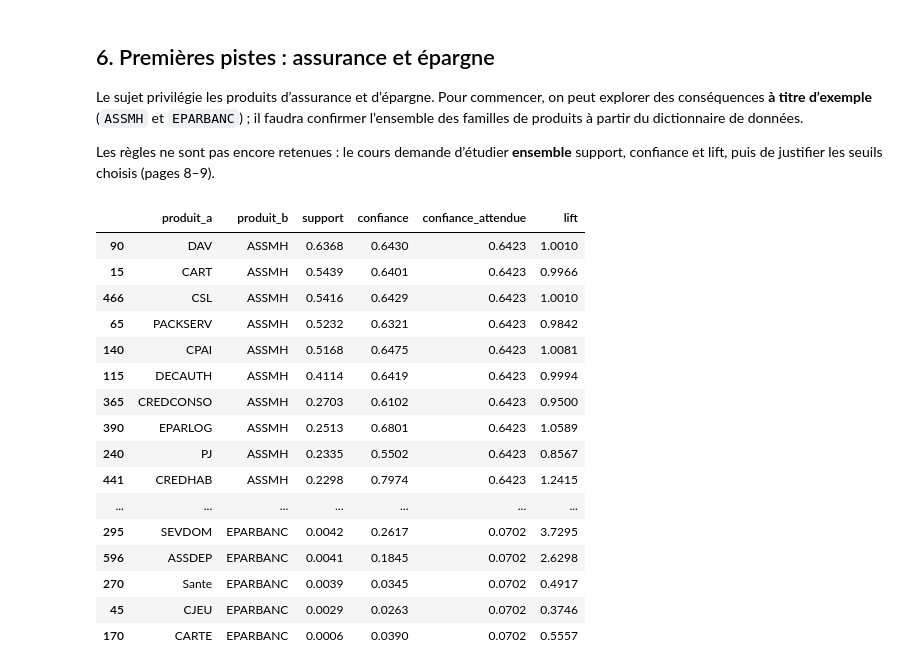
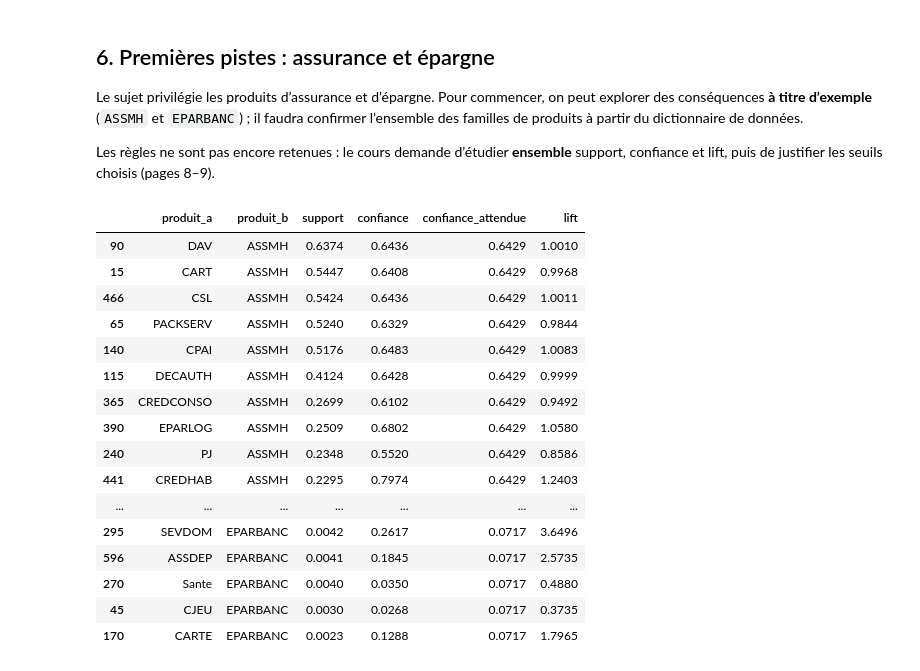
Before and after one commit to sebaarayacastro1/projet-data-mining, a Jupyter notebook: notebooks/03_analyse_associations.ipynb, the cells around one changed output. Saved outputs shown, nothing was run; the diff lists cells and outputs as text; code cells hidden in the pictures.

```diff
--- a/notebooks/03_analyse_associations.ipynb
+++ b/notebooks/03_analyse_associations.ipynb
@@ -23,16 +23,24 @@ if str(racine) not in sys.path:
     sys.path.insert(0, str(racine))
 
 from src.chargement import charger_donnees, colonnes_produits
-from src.preparation import base_initiale, base_agregee
+from src.preparation import base_initiale, base_agregee, verifier_base_agregee
 from src.associations import (
     matrice_association, indicateurs_association, comparer_indicateurs
+)
+from src.visualisations import (
+    graphique_frequences, graphique_matrice_cooccurrences,
+    graphique_lift_support, graphique_comparaison_support,
+    graphique_matrice_cooccurrences_annotee, graphique_matrice_supports_annotee,
+    graphique_matrice_lifts_annotee, graphique_table_associations
 )
 
 df = charger_donnees(racine)
 produits = colonnes_produits(df)
 matrice_initiale = base_initiale(df, produits)
 matrice_agregee = base_agregee(df, produits)
+verifier_base_agregee(df, produits, matrice_agregee)
 
-print(f'Base principale : {len(matrice_initiale):,} clients, {len(produits)} produits')
-print(f'Base complémentaire : {len(matrice_agregee):,} clients')
+base_principale = matrice_agregee
+print(f'Base principale (agrégée) : {len(base_principale):,} identifiants, {len(produits)} produits')
+print(f'Segment initial (comparaison) : {len(matrice_initiale):,} identifiants')
 # %% [output]
@@ -81,16 +89,16 @@ Matrice carrée et symétrique : (26, 26)
 
 Les ratios sont stockés entre 0 et 1 (sauf le lift) et affichés en pourcentage ci-dessous. Les associations A → B et B → A sont distinguées.
 # %%
-regles_initiales = indicateurs_association(matrice_initiale)
+regles_agregees = indicateurs_association(base_principale)
 
 colonnes = ['produit_a', 'produit_b', 'nb_clients_a_et_b',
             'support', 'confiance', 'confiance_attendue', 'lift']
-aperçu = regles_initiales[colonnes].copy()
+apercu = regles_agregees[colonnes].copy()
 for colonne in ['support', 'confiance', 'confiance_attendue']:
-    aperçu[colonne] = (aperçu[colonne] * 100).round(2)
-aperçu['lift'] = aperçu['lift'].round(3)
-print('Nombre d’associations orientées :', len(aperçu))
-display(aperçu.head(15))
+    apercu[colonne] = (apercu[colonne] * 100).round(2)
+apercu['lift'] = apercu['lift'].round(3)
+print('Nombre d’associations orientées :', len(apercu))
+display(apercu.head(15))
 # %% [output]
 Nombre d’associations orientées : 650
 |  | produit_a | produit_b | nb_clients_a_et_b | support | confiance | confiance_attendue | lift |
@@ -143,10 +151,9 @@ Les différences sont calculées pour les mêmes associations dans les deux base
 # %%
-regles_agregees = indicateurs_association(matrice_agregee)
+regles_initiales = indicateurs_association(matrice_initiale)
 comparaison = comparer_indicateurs(regles_initiales, regles_agregees)
 
-# Comparer d'abord les associations avec le plus grand écart absolu de support.
 comparaison_support = comparaison.assign(
-    ecart_abs_support_pp = comparaison['ecart_support'].abs() * 100
+    ecart_abs_support_pp=comparaison['ecart_support'].abs() * 100
 ).sort_values('ecart_abs_support_pp', ascending=False)
 
 display(comparaison_support[[
@@ -181,31 +188,31 @@ Les règles ne sont pas encore retenues : le cours demande d’étudier **ensemb
 # %%
 produits_cibles_exemple = ['ASSMH', 'EPARBANC']
 produits_cibles_exemple = [p for p in produits_cibles_exemple if p in produits]
 
-regles_cibles = regles_initiales[
-    regles_initiales['produit_b'].isin(produits_cibles_exemple)
+regles_cibles = regles_agregees[
+    regles_agregees['produit_b'].isin(produits_cibles_exemple)
 ].copy()
 
 # Tri descriptif seulement : pas un seuil de sélection définitif.
 display(regles_cibles.sort_values(
     ['produit_b', 'support'], ascending=[True, False]
 )[['produit_a', 'produit_b', 'support', 'confiance',
    'confiance_attendue', 'lift']].round(4))
 # %% [output]
 |  | produit_a | produit_b | support | confiance | confiance_attendue | lift |
-| 90 | DAV | ASSMH | 0.6368 | 0.6430 | 0.6423 | 1.0010 |
-| 15 | CART | ASSMH | 0.5439 | 0.6401 | 0.6423 | 0.9966 |
-| 466 | CSL | ASSMH | 0.5416 | 0.6429 | 0.6423 | 1.0010 |
-| 65 | PACKSERV | ASSMH | 0.5232 | 0.6321 | 0.6423 | 0.9842 |
-| 140 | CPAI | ASSMH | 0.5168 | 0.6475 | 0.6423 | 1.0081 |
-| 115 | DECAUTH | ASSMH | 0.4114 | 0.6419 | 0.6423 | 0.9994 |
-| 365 | CREDCONSO | ASSMH | 0.2703 | 0.6102 | 0.6423 | 0.9500 |
-| 390 | EPARLOG | ASSMH | 0.2513 | 0.6801 | 0.6423 | 1.0589 |
-| 240 | PJ | ASSMH | 0.2335 | 0.5502 | 0.6423 | 0.8567 |
-| 441 | CREDHAB | ASSMH | 0.2298 | 0.7974 | 0.6423 | 1.2415 |
+| 90 | DAV | ASSMH | 0.6374 | 0.6436 | 0.6429 | 1.0010 |
+| 15 | CART | ASSMH | 0.5447 | 0.6408 | 0.6429 | 0.9968 |
+| 466 | CSL | ASSMH | 0.5424 | 0.6436 | 0.6429 | 1.0011 |
+| 65 | PACKSERV | ASSMH | 0.5240 | 0.6329 | 0.6429 | 0.9844 |
+| 140 | CPAI | ASSMH | 0.5176 | 0.6483 | 0.6429 | 1.0083 |
+| 115 | DECAUTH | ASSMH | 0.4124 | 0.6428 | 0.6429 | 0.9999 |
+| 365 | CREDCONSO | ASSMH | 0.2699 | 0.6102 | 0.6429 | 0.9492 |
+| 390 | EPARLOG | ASSMH | 0.2509 | 0.6802 | 0.6429 | 1.0580 |
+| 240 | PJ | ASSMH | 0.2348 | 0.5520 | 0.6429 | 0.8586 |
+| 441 | CREDHAB | ASSMH | 0.2295 | 0.7974 | 0.6429 | 1.2403 |
 | ... | ... | ... | ... | ... | ... | ... |
-| 295 | SEVDOM | EPARBANC | 0.0042 | 0.2617 | 0.0702 | 3.7295 |
-| 596 | ASSDEP | EPARBANC | 0.0041 | 0.1845 | 0.0702 | 2.6298 |
-| 270 | Sante | EPARBANC | 0.0039 | 0.0345 | 0.0702 | 0.4917 |
-| 45 | CJEU | EPARBANC | 0.0029 | 0.0263 | 0.0702 | 0.3746 |
-| 170 | CARTE | EPARBANC | 0.0006 | 0.0390 | 0.0702 | 0.5557 |
+| 295 | SEVDOM | EPARBANC | 0.0042 | 0.2617 | 0.0717 | 3.6496 |
+| 596 | ASSDEP | EPARBANC | 0.0041 | 0.1845 | 0.0717 | 2.5735 |
+| 270 | Sante | EPARBANC | 0.0040 | 0.0350 | 0.0717 | 0.4880 |
+| 45 | CJEU | EPARBANC | 0.0030 | 0.0268 | 0.0717 | 0.3735 |
+| 170 | CARTE | EPARBANC | 0.0023 | 0.1288 | 0.0717 | 1.7965 |
```
Also changed, not shown: parts of 12 cells of this notebook, 2 other files.
